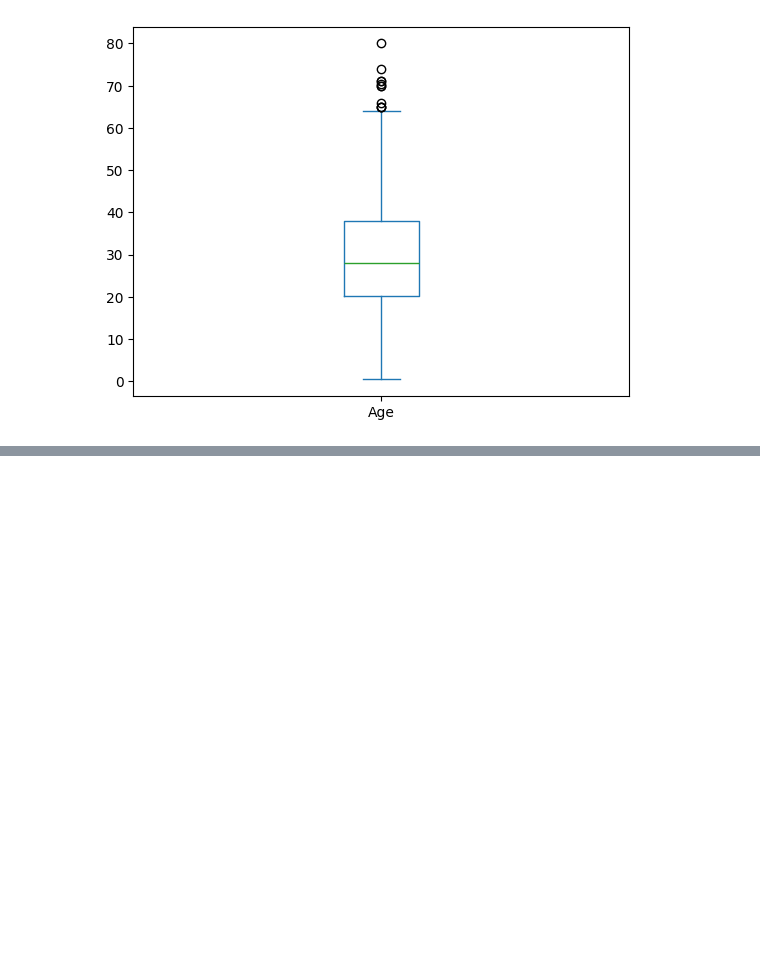
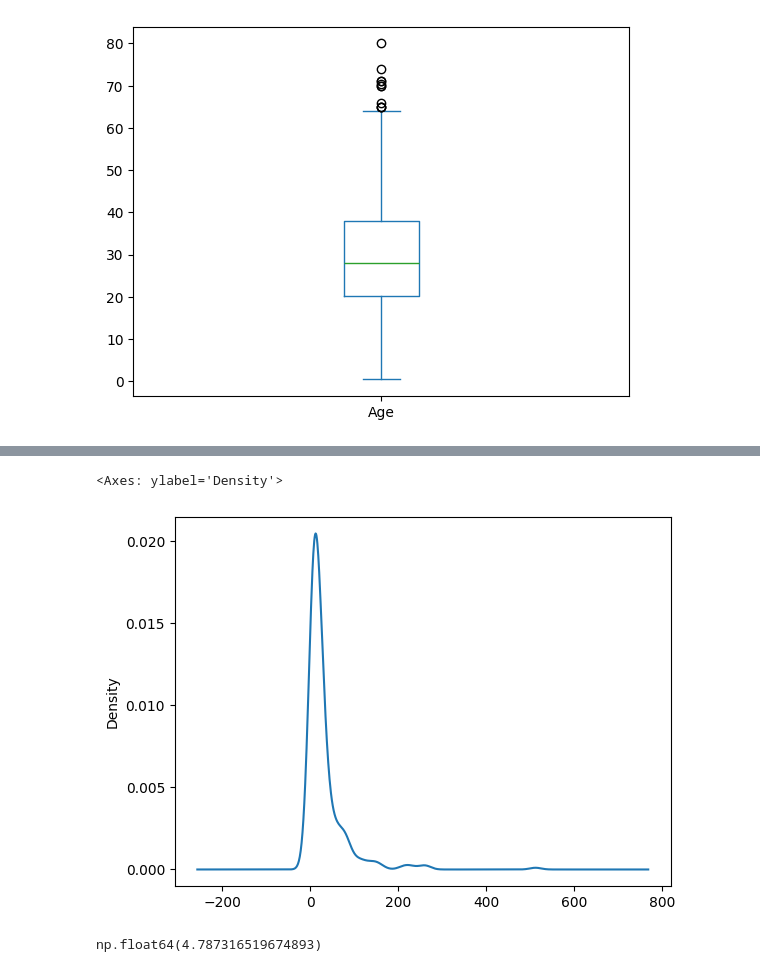
Before and after one commit to Misbahuddin111/Data-Analysis-process, a Jupyter notebook: 29 session EDA.ipynb, the cells around one changed output, grey strips where cells are left out. Drawn from its saved outputs; the diff is of its cells as text; code cells hidden in the pictures; blank space fills up the shorter version.

```diff
--- a/29 session EDA.ipynb
+++ b/29 session EDA.ipynb
@@ -74,0 +102,10 @@ df['Age'].plot(kind='box')
+# %%
+df['Fare'].plot(kind='kde')
+# %% [output]
+<Axes: ylabel='Density'>
+[figure, added]
+# %%
+
+df['Fare'].skew()
+# %% [output]
+np.float64(4.787316519674893)
```
Also changed, not shown: parts of 38 cells of this notebook, 2 other files.
